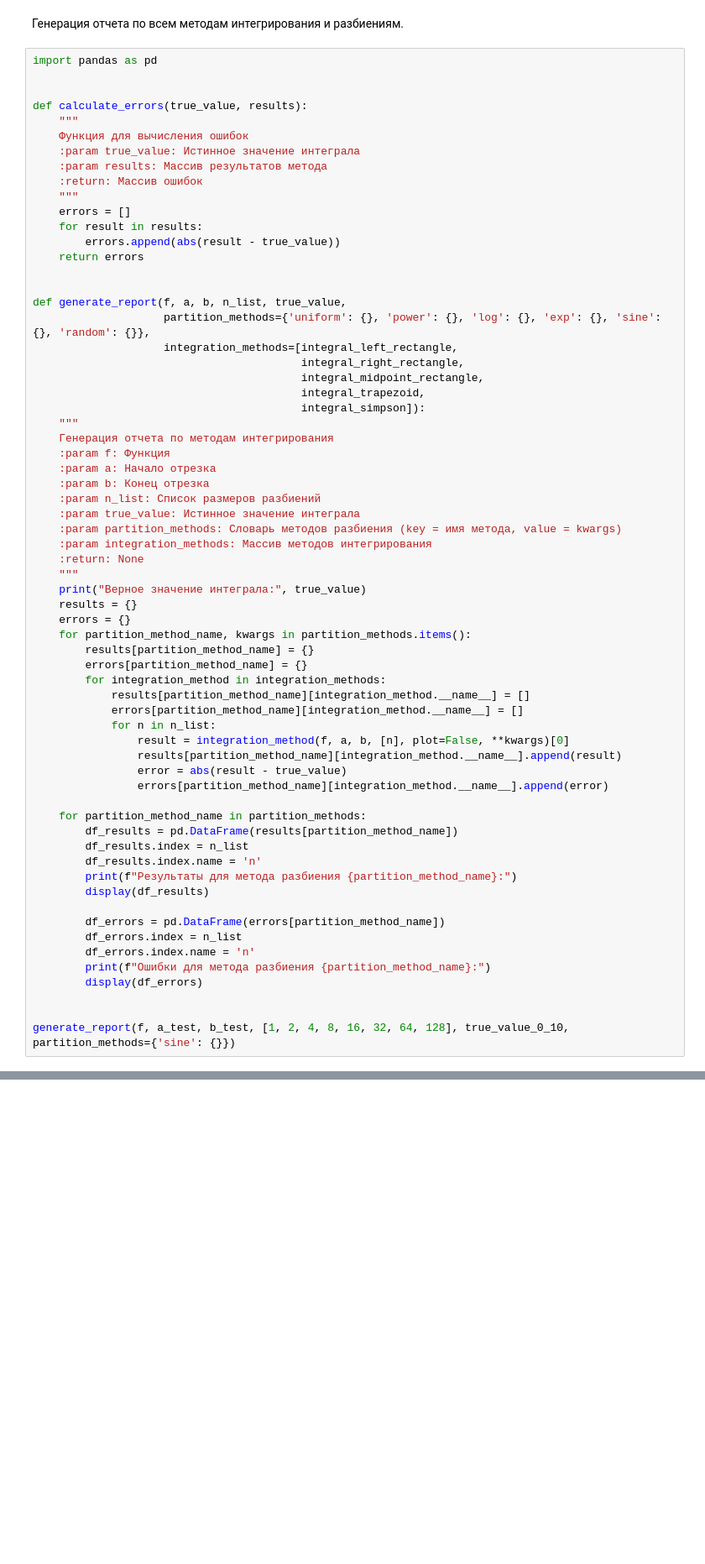
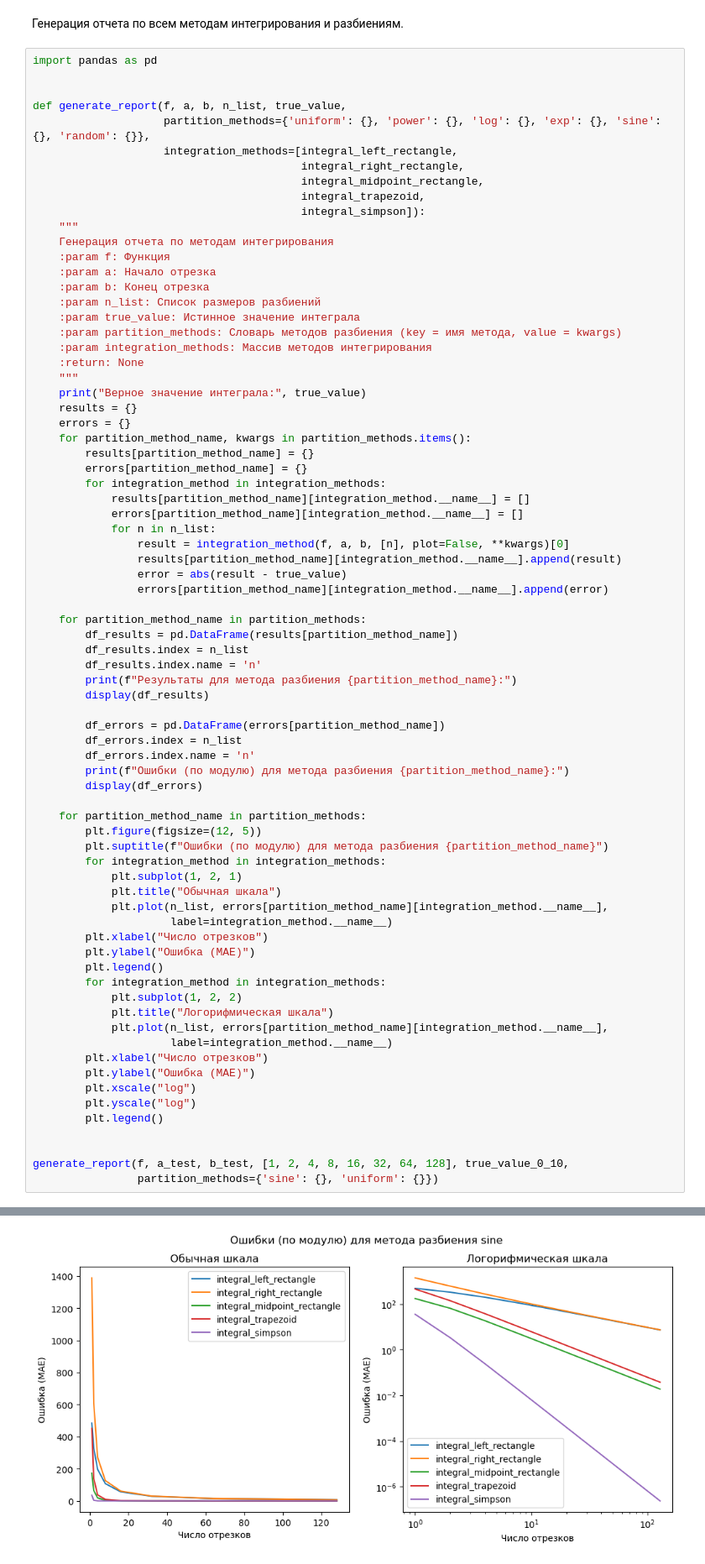
Before and after one commit to vorandpav/MathAnalLab, a Jupyter notebook: Lab2/MathAnalLab_2.ipynb, the cells around one changed output, grey strips where cells are left out. Shown at 84% size. Saved outputs shown, nothing was run; the diff lists cells and outputs as text; blank space fills up the shorter version.

```diff
--- a/Lab2/MathAnalLab_2.ipynb
+++ b/Lab2/MathAnalLab_2.ipynb
@@ -415,19 +415,6 @@ result_simp_test = integral_simpson(f, a_test, b_test, n_list, plot=True)
 Генерация отчета по всем методам интегрирования и разбиениям.
 # %%
 import pandas as pd
-
-
-def calculate_errors(true_value, results):
-    """
-    Функция для вычисления ошибок
-    :param true_value: Истинное значение интеграла
-    :param results: Массив результатов метода
-    :return: Массив ошибок
-    """
-    errors = []
-    for result in results:
-        errors.append(abs(result - true_value))
-    return errors
 
 
 def generate_report(f, a, b, n_list, true_value,
@@ -473,11 +460,34 @@ def generate_report(f, a, b, n_list, true_value,
         df_errors = pd.DataFrame(errors[partition_method_name])
         df_errors.index = n_list
         df_errors.index.name = 'n'
-        print(f"Ошибки для метода разбиения {partition_method_name}:")
+        print(f"Ошибки (по модулю) для метода разбиения {partition_method_name}:")
         display(df_errors)
 
+    for partition_method_name in partition_methods:
+        plt.figure(figsize=(12, 5))
+        plt.suptitle(f"Ошибки (по модулю) для метода разбиения {partition_method_name}")
+        for integration_method in integration_methods:
+            plt.subplot(1, 2, 1)
+            plt.title("Обычная шкала")
+            plt.plot(n_list, errors[partition_method_name][integration_method.__name__],
+                     label=integration_method.__name__)
+        plt.xlabel("Число отрезков")
+        plt.ylabel("Ошибка (MAE)")
+        plt.legend()
+        for integration_method in integration_methods:
+            plt.subplot(1, 2, 2)
+            plt.title("Логорифмическая шкала")
+            plt.plot(n_list, errors[partition_method_name][integration_method.__name__],
+                     label=integration_method.__name__)
+        plt.xlabel("Число отрезков")
+        plt.ylabel("Ошибка (MAE)")
+        plt.xscale("log")
+        plt.yscale("log")
+        plt.legend()
 
-generate_report(f, a_test, b_test, [1, 2, 4, 8, 16, 32, 64, 128], true_value_0_10, partition_methods={'sine': {}})
+
+generate_report(f, a_test, b_test, [1, 2, 4, 8, 16, 32, 64, 128], true_value_0_10,
+                partition_methods={'sine': {}, 'uniform': {}})
 # %% [output]
 Верное значение интеграла: 494.8263182051532
 Результаты для метода разбиения sine:
@@ -504,0 +537 @@ generate_report(f, a_test, b_test, [1, 2, 4, 8, 16, 32, 64, 128], true_value_0_1
+[figure, added]
```
Also changed, not shown: parts of 3 cells of this notebook.
